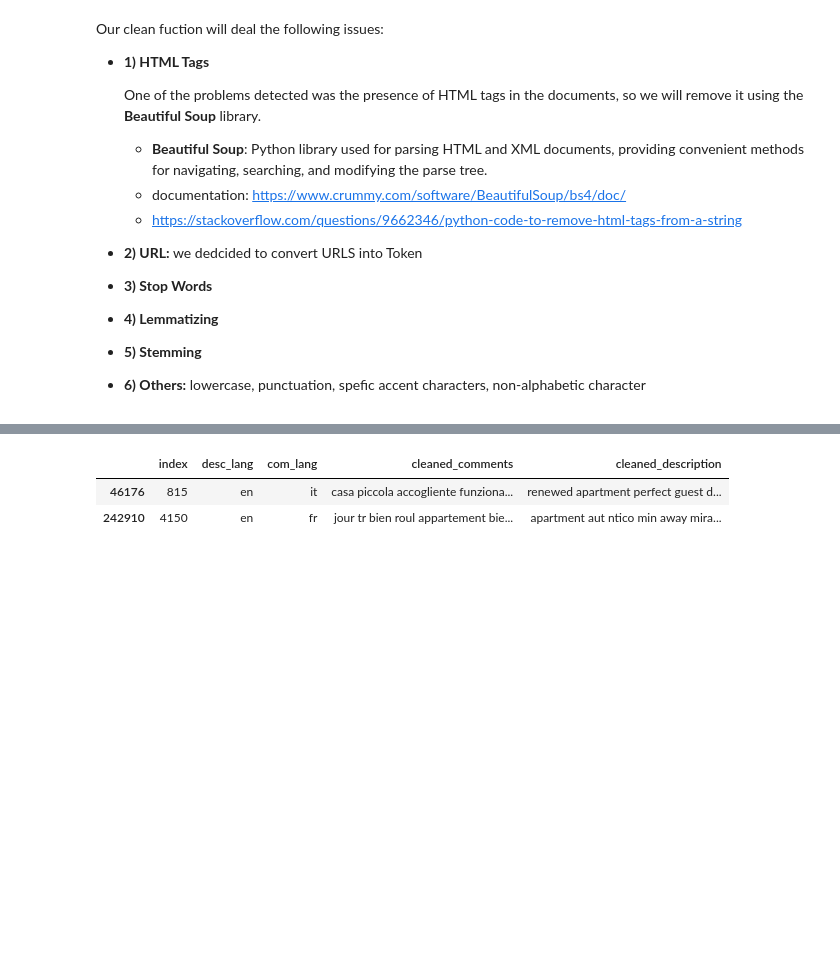
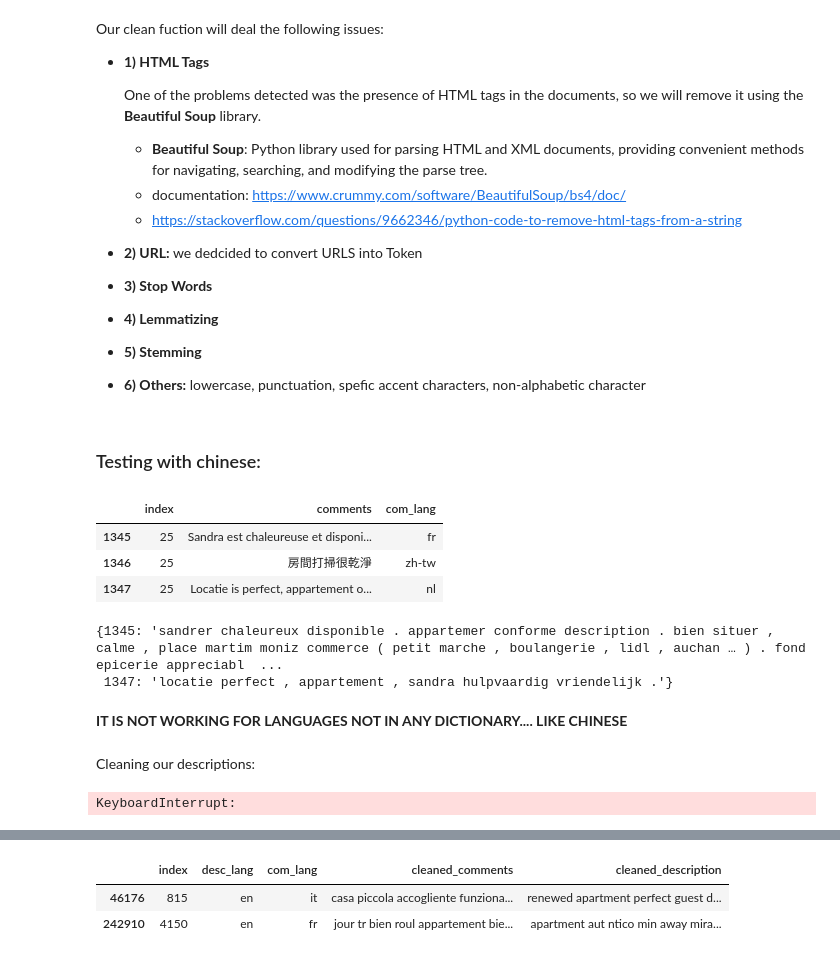
Before and after one commit to sofiacper/TM_Project, a Jupyter notebook: Project.ipynb, the cells around one changed output, grey strips where cells are left out. Saved outputs shown, nothing was run; the diff lists cells and outputs as text; code cells hidden in the pictures; blank space fills up the shorter version.

```diff
--- a/Project.ipynb
+++ b/Project.ipynb
@@ -1173,8 +1220,8 @@ Extra work: 0.25 points for each extra method (unseen in class) - max 2 methods
 # Change path as you need
 
 # Working with exported data:
-airbnb_train = pd.read_csv('airbnb_df_train_lang.csv')
-airbnb_train_reviews= pd.read_csv('airbnb_df_train_reviews_lang.csv')
+airbnb_train = pd.read_csv('../airbnb_df_train_lang.csv')
+airbnb_train_reviews= pd.read_csv('../airbnb_df_train_reviews_lang.csv')
 # %%
 airbnb_train.head()
 # %% [output]
@@ -1246,7 +1271,7 @@ airbnb_train_combined.head()
 Let's start by dealing with the missing values found:
 # %%
 # Replace the missing values for blankspaces ('')
-airbnb_train_combined['comments'] = airbnb_train_combined['comments'].fillna('')
+airbnb_train_reviews['comments'] = airbnb_train_reviews['comments'].fillna('')
 # Replace the missing values for 'Unknown'
-airbnb_train_combined['com_lang'] = airbnb_train_combined['com_lang'].fillna('Unknown')
+airbnb_train_reviews['com_lang'] = airbnb_train_reviews['com_lang'].fillna('Unknown')
 # %%
@@ -1557,3 +1673,12 @@ def clean_column(my_dataset, my_column, my_column_lang, lang_dict, lemmatize, st
         cleaned_text[key] = text
 
     return  cleaned_text
+# %% [markdown]
+### Testing with chinese:
+# %%
+airbnb_train_reviews[1345:1348]
+# %% [output]
+|  | index | comments | com_lang |
+| 1345 | 25 | Sandra est chaleureuse et disponi... | fr |
+| 1346 | 25 | 房間打掃很乾淨 | zh-tw |
+| 1347 | 25 | Locatie is perfect, appartement o... | nl |
@@ -1559,0 +1687,13 @@ def clean_column(my_dataset, my_column, my_column_lang, lang_dict, lemmatize, st
+# %%
+test_clean
+# %% [output]
+{1345: 'sandrer chaleureux disponible . appartemer conforme description . bien situer , calme , place martim moniz commerce ( petit marche , boulangerie , lidl , auchan … ) . fond epicerie appreciabl  ...
+ 1347: 'locatie perfect , appartement , sandra hulpvaardig vriendelijk .'}
+# %% [markdown]
+**IT IS NOT WORKING FOR LANGUAGES NOT IN ANY DICTIONARY.... LIKE CHINESE**
+# %% [markdown]
+Cleaning our descriptions:
+# %%
+clean_airbnb_description = clean_column(airbnb_train[:20], "description", "desc_lang", lemmatize=True, stemmer=False)
+# %% [output]
+KeyboardInterrupt:
```
Also changed, not shown: parts of 85 cells of this notebook, 2 other files.
